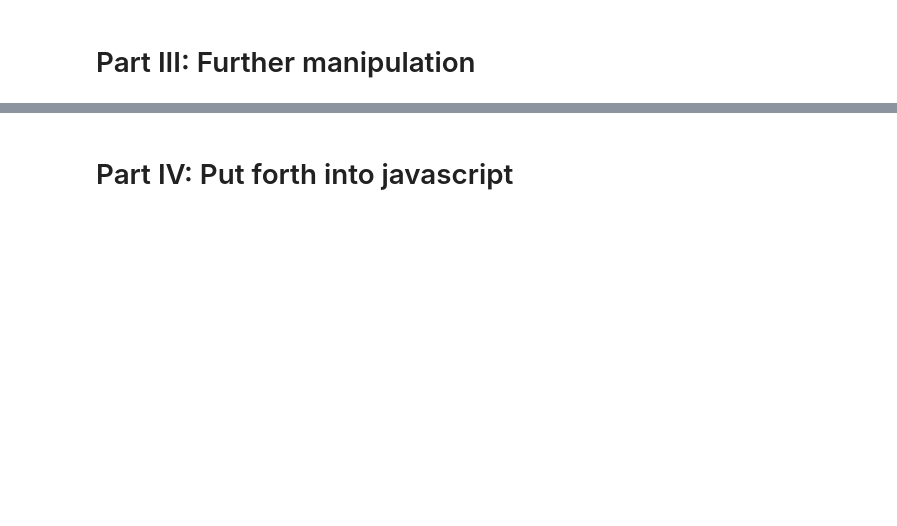
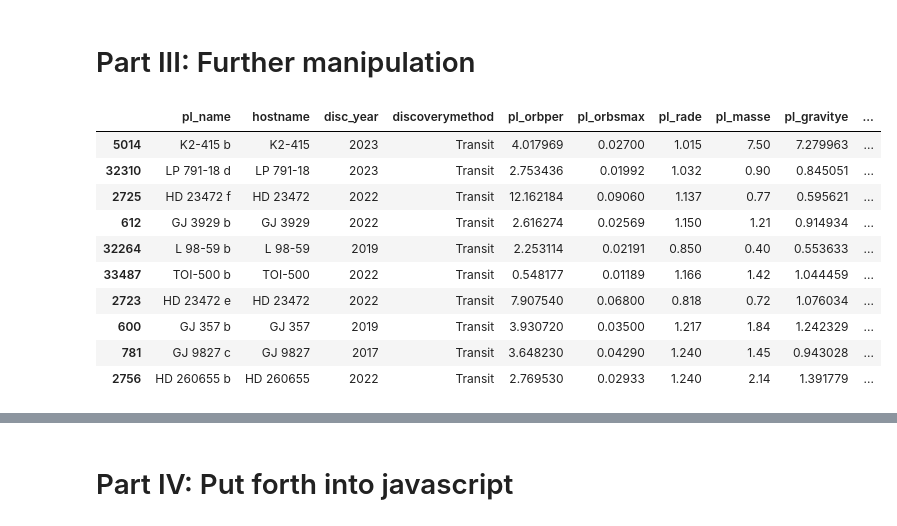
Before and after one commit to julestrada/Project-3, a Jupyter notebook: Project-3-code.ipynb, the cells around one changed output, grey strips where cells are left out. Cells and saved outputs as stored; diff of their text form; code cells hidden in the pictures; blank space fills up the shorter version.

```diff
--- a/Project-3-code.ipynb
+++ b/Project-3-code.ipynb
@@ -109,2 +142,30 @@ exoplanet_df.head(25)
 # %% [markdown]
 # Part III: Further manipulation
+# %%
+#### Get most Earth-Like planets ####
+
+## Sort by earth radii ##
+earthRade = 1
+topRadii = exoplanet_df.iloc[(exoplanet_df['pl_rade'] - earthRade).abs().argsort()[:]]
+
+## Sort by earth mass ##
+earthMass = 1
+topMass = exoplanet_df.iloc[(exoplanet_df['pl_masse'] - earthMass).abs().argsort()[:]]
+
+## Sort by earth black body temp ##
+earthEQT = 255
+topEQT = exoplanet_df.iloc[(exoplanet_df['pl_eqt'] - earthEQT).abs().argsort()[:]]
+# %%
+topRadii.head(10)
+# %% [output]
+|  | pl_name | hostname | disc_year | discoverymethod | pl_orbper | pl_orbsmax | pl_rade | pl_masse | pl_gravitye | ... |
+| 5014 | K2-415 b | K2-415 | 2023 | Transit | 4.017969 | 0.02700 | 1.015 | 7.50 | 7.279963 | ... |
+| 32310 | LP 791-18 d | LP 791-18 | 2023 | Transit | 2.753436 | 0.01992 | 1.032 | 0.90 | 0.845051 | ... |
+| 2725 | HD 23472 f | HD 23472 | 2022 | Transit | 12.162184 | 0.09060 | 1.137 | 0.77 | 0.595621 | ... |
+| 612 | GJ 3929 b | GJ 3929 | 2022 | Transit | 2.616274 | 0.02569 | 1.150 | 1.21 | 0.914934 | ... |
+| 32264 | L 98-59 b | L 98-59 | 2019 | Transit | 2.253114 | 0.02191 | 0.850 | 0.40 | 0.553633 | ... |
+| 33487 | TOI-500 b | TOI-500 | 2022 | Transit | 0.548177 | 0.01189 | 1.166 | 1.42 | 1.044459 | ... |
+| 2723 | HD 23472 e | HD 23472 | 2022 | Transit | 7.907540 | 0.06800 | 0.818 | 0.72 | 1.076034 | ... |
+| 600 | GJ 357 b | GJ 357 | 2019 | Transit | 3.930720 | 0.03500 | 1.217 | 1.84 | 1.242329 | ... |
+| 781 | GJ 9827 c | GJ 9827 | 2017 | Transit | 3.648230 | 0.04290 | 1.240 | 1.45 | 0.943028 | ... |
+| 2756 | HD 260655 b | HD 260655 | 2022 | Transit | 2.769530 | 0.02933 | 1.240 | 2.14 | 1.391779 | ... |
```
Also changed, not shown: parts of 8 cells of this notebook.
